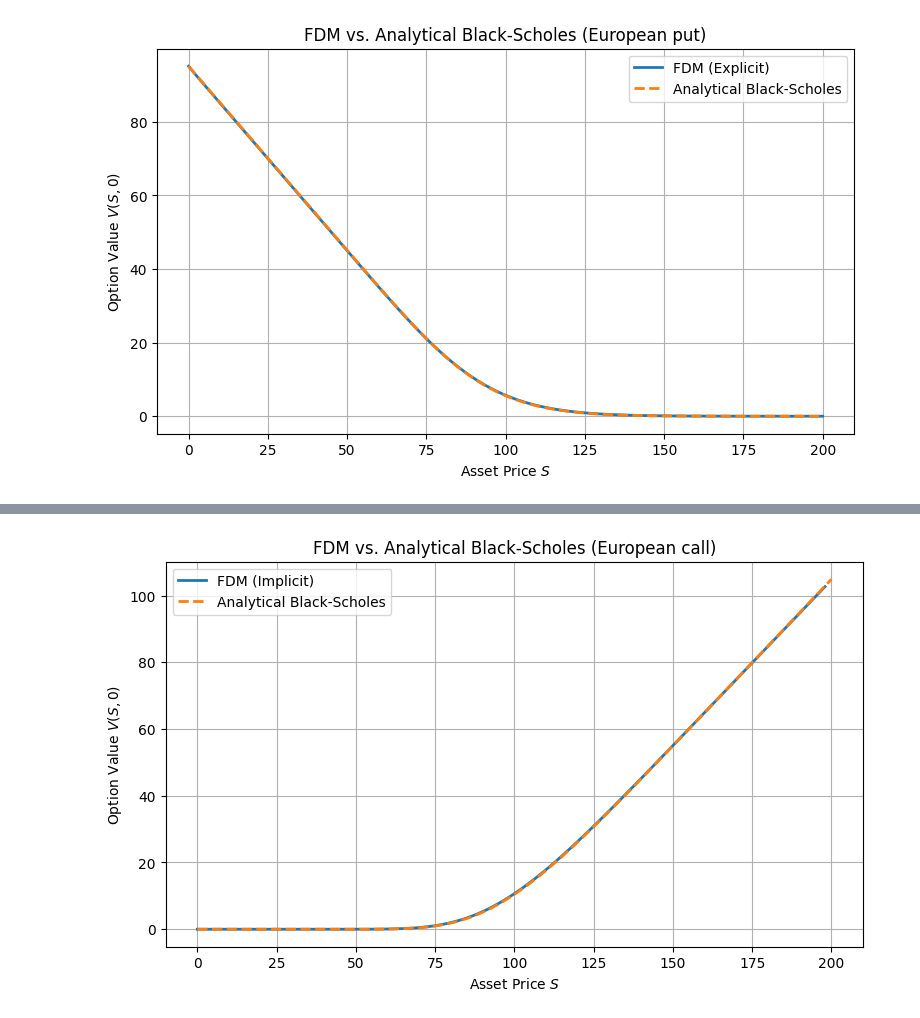
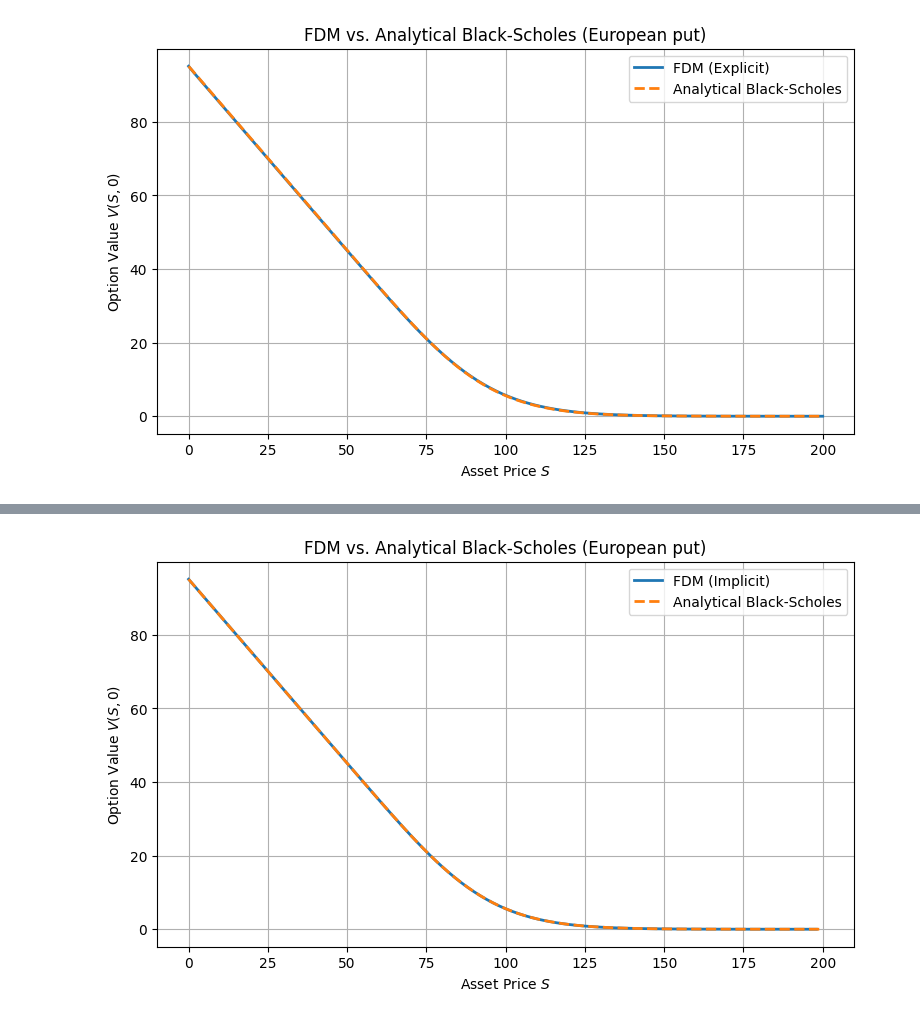
Before and after one commit to sokolo8/black-scholes, a Jupyter notebook: docs/part2.ipynb, the cells around one changed output, grey strips where cells are left out. Drawn from its saved outputs; the diff is of its cells as text; code cells hidden in the pictures.

```diff
--- a/docs/part2.ipynb
+++ b/docs/part2.ipynb
@@ -141,7 +141,7 @@ a = 0.5 * dt * (sigma**2 * i**2 - r * i)
 b = 1 - dt * (sigma**2 * i**2 + r)
 c = 0.5 * dt * (sigma**2 * i**2 + r * i)
 
-for n in range(N):
+for n in range(1, N+1):
     V_old = V.copy()
     V[1:M-1] = a[1:M-1] * V_old[:M-2] + b[1:M-1] * V_old[1:M-1] + c[1:M-1] * V_old[2:]
 
@@ -216,14 +231,14 @@ X = 100
 T = 1.0
 r = 0.05
 sigma = 0.2
-call_or_put = "call"
+call_or_put = "put"
 
 M = 100
-N = 100000
+N = 1000
 
 dS = S_max / M
 dt = T / N
-S = np.linspace(0, S_max, M, endpoint=True)
+S = np.linspace(0, S_max, M+1, endpoint=True)
 
 if call_or_put == "call":
     V = np.maximum(S - X, 0)
@@ -232,61 +247,68 @@ elif call_or_put == "put":
 else:
     raise ValueError("Invalid option type. Use 'call' or 'put'.")
 
-i = np.arange(1, M + 1)
+i = np.arange(1, M)
 alpha = -0.5 * dt * (sigma**2 * i**2 - r * i)
 beta = 1 + dt * (sigma**2 * i**2 + r)
 gamma = -0.5 * dt * (sigma**2 * i**2 + r * i)
 
-# Set up the banded matrix for efficient solving
-lower = -alpha[1:]
-main = beta
-upper = -gamma[:-1]
+A = lil_matrix((M-1, M-1))
 
-A = lil_matrix((M, M))
-
-for i in range(M):
+for i in range(M-1):
     A[i, i] = beta[i]
 
-for i in range(M-1):
+for i in range(M-2):
     A[i, i+1] = gamma[i]
     A[i+1, i] = alpha[i + 1]
 
-for n in range(N):
+for n in range(1, N+1):
 
-    V = spsolve(csc_matrix(A), V)
+    rhs = V[1:M]
+    if call_or_put == "call":
+        rhs[0] -= alpha[0] * 0
+        rhs[-1] -= gamma[-1] * (S_max - X * np.exp(-r * (n * dt)))
+    elif call_or_put == "put":
+        rhs[0] -= alpha[0] * X * np.exp(-r * (n * dt))
+        rhs[-1] -= gamma[-1] * 0
+    else:
+        raise ValueError("Invalid option type. Use 'call' or 'put'.")
+
+    V[1:M] = spsolve(csc_matrix(A), rhs)
 
     # Boundary values
     if call_or_put == "call":
         V[0] = 0
-        V[M-1] = S_max - X * np.exp(-r * n * dt)
+        V[M] = S_max - X * np.exp(-r * (n * dt))
     elif call_or_put == "put":
-        V[0] = X * np.exp(-r * n * dt)
-        V[M-1] = 0
+        V[0] = X * np.exp(-r * (n * dt))
+        V[M] = 0
+    else:
+        raise ValueError("Invalid option type. Use 'call' or 'put'.")
 
 def black_scholes_european_options(S0, X, T, r, sigma, which="call"):
 
     d1 = (np.log(S0 / X + 1e-10) + (r + 0.5 * sigma**2) * T) / (sigma * np.sqrt(T))
     d2 = d1 - sigma * np.sqrt(T)
 
     if which == "call":
         price = S0 * norm.cdf(d1) - X * np.exp(-r * T) * norm.cdf(d2)
     elif which == "put":
         price = X * np.exp(-r * T) * norm.cdf(-d2) - S0 * norm.cdf(-d1)
     else:
         raise ValueError("Invalid option type. Use 'call' or 'put'.")
 
     return price
 
 V_exact = black_scholes_european_options(S, X, T, r, sigma, which=call_or_put)
 
 plt.figure(figsize=(9, 5))
 plt.plot(S[:-1], V[:-1], label='FDM (Implicit)', linewidth=2)
 plt.plot(S, V_exact, '--', label='Analytical Black-Scholes', linewidth=2)
 plt.xlabel('Asset Price $S$')
 plt.ylabel('Option Value $V(S, 0)$')
 plt.title(f'FDM vs. Analytical Black-Scholes (European {call_or_put})')
 plt.legend()
 plt.grid(True)
 plt.show()
 # %% [output]
-[figure, old version]
+[figure, new version]
```
Also changed, not shown: parts of 4 cells of this notebook.
